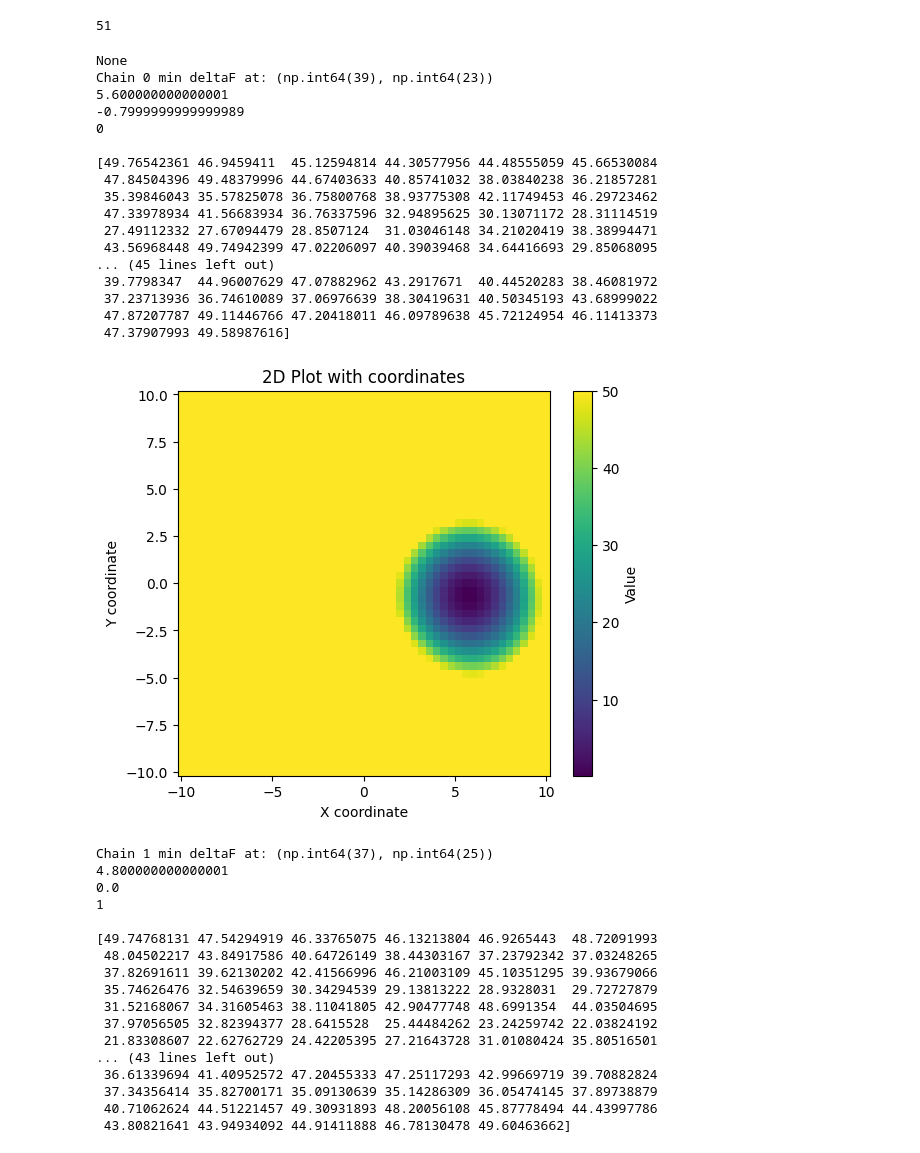
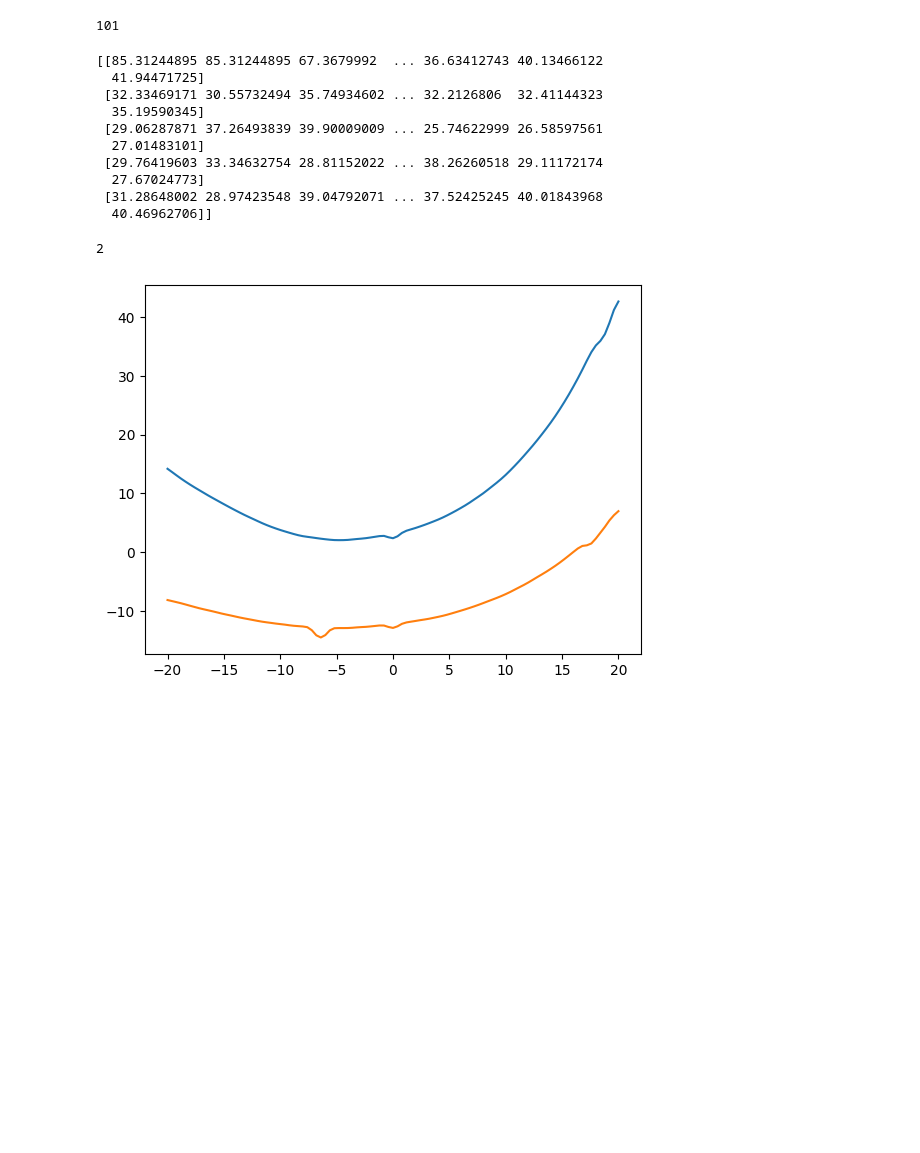
Before and after one commit to hannakjellson/Sampling-for-age-depth-modelling, a Jupyter notebook: python/src/age_depth_models/age_depth_model_OPES/plot.ipynb, the cells around one changed output. Drawn from its saved outputs; the diff is of its cells as text; code cells hidden in the pictures; blank space fills up the shorter version.

```diff
--- a/python/src/age_depth_models/age_depth_model_OPES/plot.ipynb
+++ b/python/src/age_depth_models/age_depth_model_OPES/plot.ipynb
@@ -5,82 +5,63 @@ from define_data_and_variables import get_data, get_hmc_config
 import arviz as az
 # %%
 data = get_data()
-config, config_str = get_hmc_config(find_min = False, bias = "unified", cap = False, temp = False, umbrella = True)
-find_min_config, find_min_config_str = get_hmc_config(find_min = True)
+config, config_str = get_hmc_config(find_min = False, bias = "unified", cap = False, temp = True, umbrella = True)
+find_min_config, config_find_min_str = get_hmc_config(find_min = True)
 colors = plt.cm.viridis(np.linspace(0, 1, config["nch"]))
 print(config["nl"])
 # %% [output]
-51
+101
 # %%
 samples = np.load(f"C:/Users/hanna/Desktop/PhD/Bacon/output/age_depth_OPES/samples_{config_str}.npy")
 energy_values = np.load(f"C:/Users/hanna/Desktop/PhD/Bacon/output/age_depth_OPES/energy_{config_str}.npy")
 bias_values = np.load(f"C:/Users/hanna/Desktop/PhD/Bacon/output/age_depth_OPES/bias_{config_str}.npy")
 resampled_samples = np.load(f"C:/Users/hanna/Desktop/PhD/Bacon/output/age_depth_OPES/resamp_{config_str}.npy")
+# %%
+print(energy_values)
+# %% [output]
+[[85.31244895 85.31244895 67.3679992  ... 36.63412743 40.13466122
+  41.94471725]
+ [32.33469171 30.55732494 35.74934602 ... 32.2126806  32.41144323
+  35.19590345]
+ [29.06287871 37.26493839 39.90009009 ... 25.74622999 26.58597561
+  27.01483101]
+ [29.76419603 33.34632754 28.81152022 ... 38.26260518 29.11172174
+  27.67024773]
+ [31.28648002 28.97423548 39.04792071 ... 37.52425245 40.01843968
+  40.46962706]]
 # %%
 print(config["nt"])
 if (not (config["npc"] == None)):
     deltaF = np.load(f"C:/Users/hanna/Desktop/PhD/Bacon/output/age_depth_OPES/deltaF_{config_str}.npy")
 
     if config["npc"] == 2:
         xcoords = np.linspace(config["sb"], config["eb"], config["nl"])
         ycoords = np.linspace(config["sb"], config["eb"], config["nl"])
 
         X, Y = np.meshgrid(xcoords, ycoords)
 
         for i in range(config["nch"]):
-            last_delta_F = np.squeeze(deltaF[i, 0, :, :, :])
+            last_delta_F = np.squeeze(deltaF[i, :, :, 9])
             indices = np.unravel_index(np.argmin(last_delta_F), last_delta_F.shape)
+            print(deltaF[i, :, :, 0])
             print(f"Chain {i} min deltaF at: {indices}")
             print(xcoords[indices[0]])
             print(ycoords[indices[1]])
             print(f"{i}\n")
             print(last_delta_F[last_delta_F<50])
             plt.figure(figsize=(6,5))
             pcm = plt.pcolormesh(X, Y, last_delta_F.T, shading='auto', cmap='viridis') # This looks flipped, could be the plotting, but could also be the indexing.
             plt.colorbar(pcm, label='Value')
             plt.xlabel('X coordinate')
             plt.ylabel('Y coordinate')
             plt.title('2D Plot with coordinates')
             plt.show()
     if config["npc"] == 1:
         xcoords = np.linspace(config["sb"], config["eb"], config["nl"])
         for i in range(config["nch"]):
-            last_delta_F = np.squeeze(deltaF[i, 5, :, :, :])
+            last_delta_F = np.squeeze(deltaF[i, :, :, :])
             plt.plot(xcoords, last_delta_F)
             plt.show()
 # %% [output]
-None
-Chain 0 min deltaF at: (np.int64(39), np.int64(23))
-5.600000000000001
--0.7999999999999989
-0
-
-[49.76542361 46.9459411  45.12594814 44.30577956 44.48555059 45.66530084
- 47.84504396 49.48379996 44.67403633 40.85741032 38.03840238 36.21857281
- 35.39846043 35.57825078 36.75800768 38.93775308 42.11749453 46.29723462
- 47.33978934 41.56683934 36.76337596 32.94895625 30.13071172 28.31114519
- 27.49112332 27.67094479 28.8507124  31.03046148 34.21020419 38.38994471
- 43.56968448 49.74942399 47.02206097 40.39039468 34.64416693 29.85068095
-... (45 lines left out)
- 39.7798347  44.96007629 47.07882962 43.2917671  40.44520283 38.46081972
- 37.23713936 36.74610089 37.06976639 38.30419631 40.50345193 43.68999022
- 47.87207787 49.11446766 47.20418011 46.09789638 45.72124954 46.11413373
- 47.37907993 49.58987616]
+2
-[figure, old version]
+[figure, new version]
-Chain 1 min deltaF at: (np.int64(37), np.int64(25))
-4.800000000000001
-0.0
-1
-
-[49.74768131 47.54294919 46.33765075 46.13213804 46.9265443  48.72091993
- 48.04502217 43.84917586 40.64726149 38.44303167 37.23792342 37.03248265
- 37.82691611 39.62130202 42.41566996 46.21003109 45.10351295 39.93679066
- 35.74626476 32.54639659 30.34294539 29.13813222 28.9328031  29.72727879
- 31.52168067 34.31605463 38.11041805 42.90477748 48.6991354  44.03504695
- 37.97056505 32.82394377 28.6415528  25.44484262 23.24259742 22.03824192
- 21.83308607 22.62762729 24.42205395 27.21643728 31.01080424 35.80516501
-... (43 lines left out)
- 36.61339694 41.40952572 47.20455333 47.25117293 42.99669719 39.70882824
- 37.34356414 35.82700171 35.09130639 35.14286309 36.05474145 37.89738879
- 40.71062624 44.51221457 49.30931893 48.20056108 45.87778494 44.43997786
- 43.80821641 43.94934092 44.91411888 46.78130478 49.60463662]
```
Also changed, not shown: parts of 15 cells of this notebook, 7 other files.
